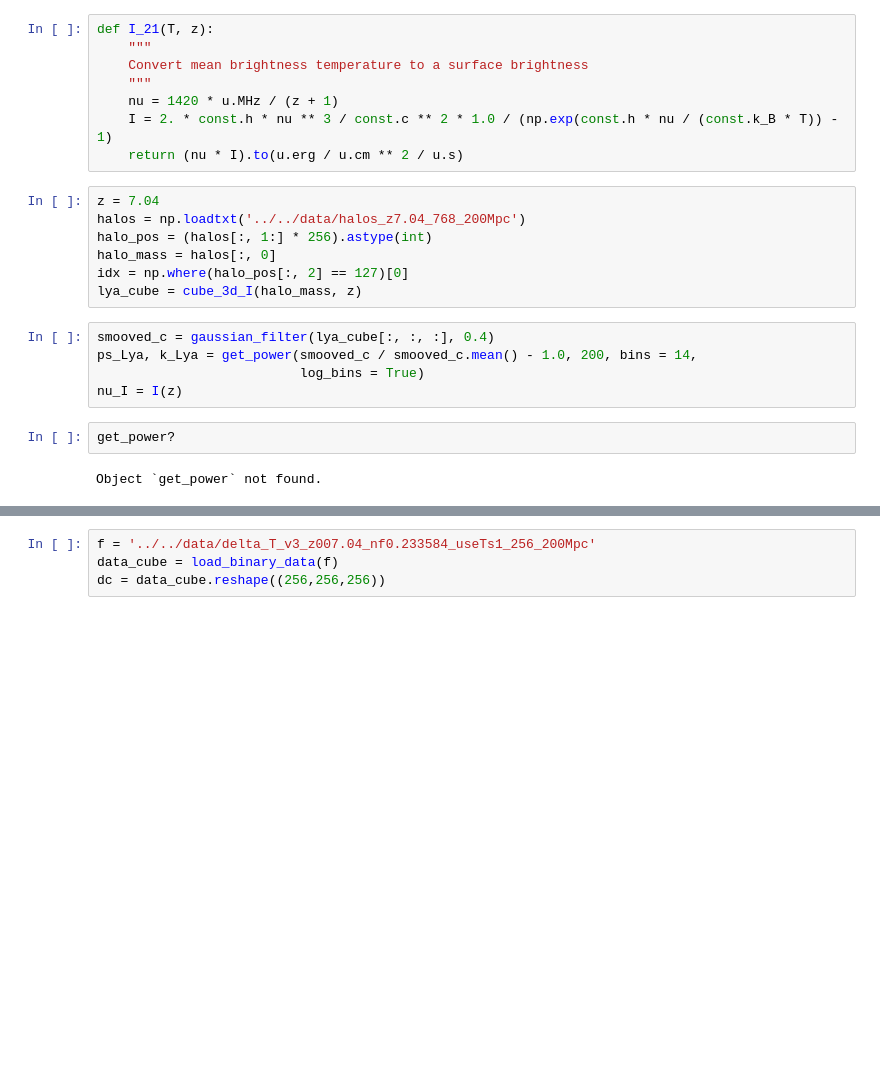
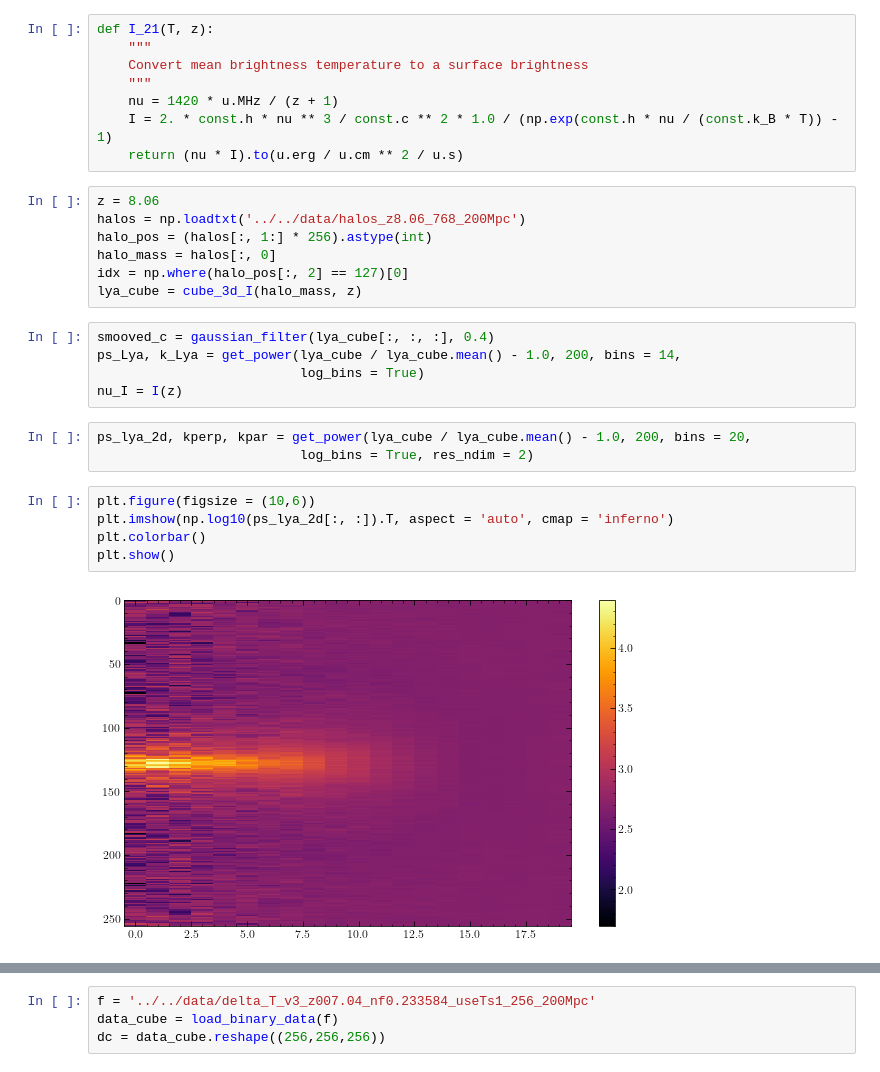
Before and after one commit to tacox5/Senior_Thesis, a Jupyter notebook: notebooks/Lya_Luminosity-Copy2.ipynb, the cells around one changed output, grey strips where cells are left out. Cells and saved outputs as stored; diff of their text form; blank space fills up the shorter version.

```diff
--- a/notebooks/Lya_Luminosity-Copy2.ipynb
+++ b/notebooks/Lya_Luminosity-Copy2.ipynb
@@ -147,18 +145,24 @@ def I_21(T, z):
     I = 2. * const.h * nu ** 3 / const.c ** 2 * 1.0 / (np.exp(const.h * nu / (const.k_B * T)) - 1)
     return (nu * I).to(u.erg / u.cm ** 2 / u.s)
 # %%
-z = 7.04
-halos = np.loadtxt('../../data/halos_z7.04_768_200Mpc')
+z = 8.06
+halos = np.loadtxt('../../data/halos_z8.06_768_200Mpc')
 halo_pos = (halos[:, 1:] * 256).astype(int)
 halo_mass = halos[:, 0]
 idx = np.where(halo_pos[:, 2] == 127)[0]
 lya_cube = cube_3d_I(halo_mass, z)
 # %%
 smooved_c = gaussian_filter(lya_cube[:, :, :], 0.4)
-ps_Lya, k_Lya = get_power(smooved_c / smooved_c.mean() - 1.0, 200, bins = 14,
+ps_Lya, k_Lya = get_power(lya_cube / lya_cube.mean() - 1.0, 200, bins = 14,
                           log_bins = True)
 nu_I = I(z)
-# %%
-get_power?
-# %% [output]
-Object `get_power` not found.
+# %%
+ps_lya_2d, kperp, kpar = get_power(lya_cube / lya_cube.mean() - 1.0, 200, bins = 20,
+                          log_bins = True, res_ndim = 2)
+# %%
+plt.figure(figsize = (10,6))
+plt.imshow(np.log10(ps_lya_2d[:, :]).T, aspect = 'auto', cmap = 'inferno')
+plt.colorbar()
+plt.show()
+# %% [output]
+[figure, added]
```
Also changed, not shown: parts of 6 cells of this notebook, 49 other files.
